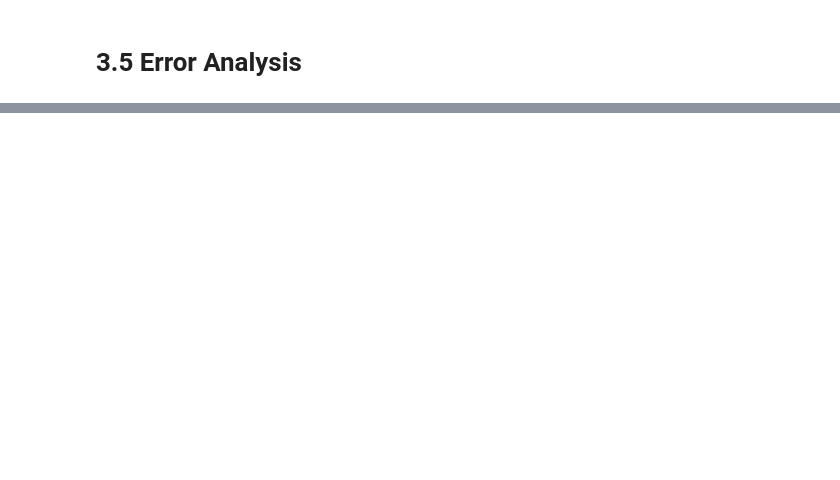
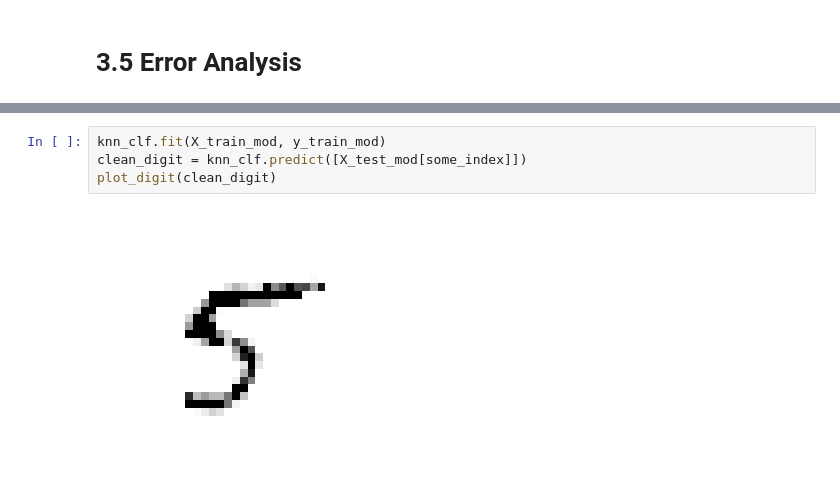
Before and after one commit to Seeyong/Hands_on_ML_own, a Jupyter notebook: MNIST.ipynb, the cells around one changed output, grey strips where cells are left out. Saved outputs shown, nothing was run; the diff lists cells and outputs as text; blank space fills up the shorter version.

```diff
--- a/MNIST.ipynb
+++ b/MNIST.ipynb
@@ -294,0 +418,6 @@ array([0.90946811, 0.91054553, 0.90793619])
+# %%
+knn_clf.fit(X_train_mod, y_train_mod)
+clean_digit = knn_clf.predict([X_test_mod[some_index]])
+plot_digit(clean_digit)
+# %% [output]
+[figure, added]
```
Also changed, not shown: parts of 35 cells of this notebook.
